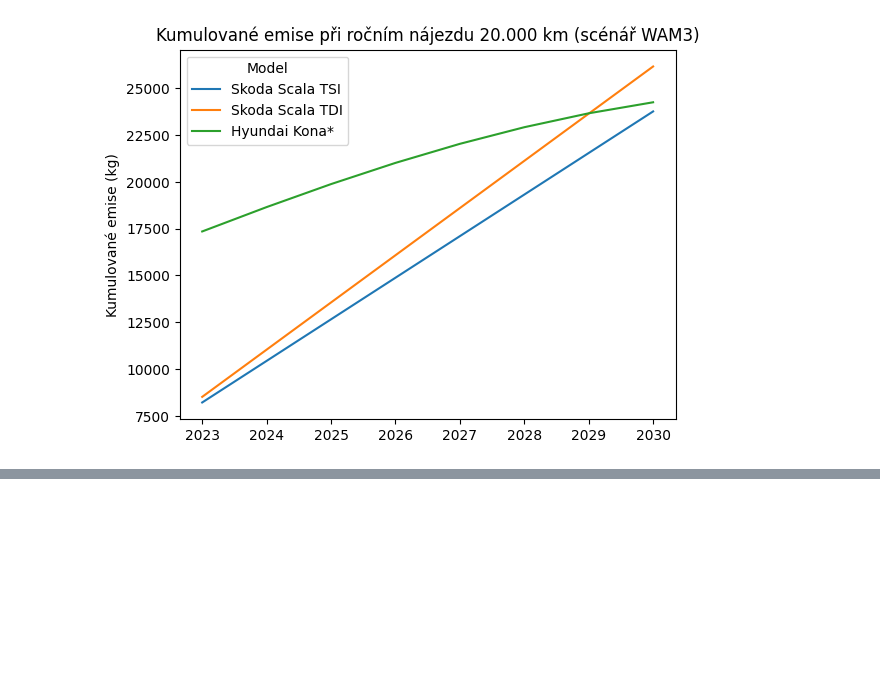
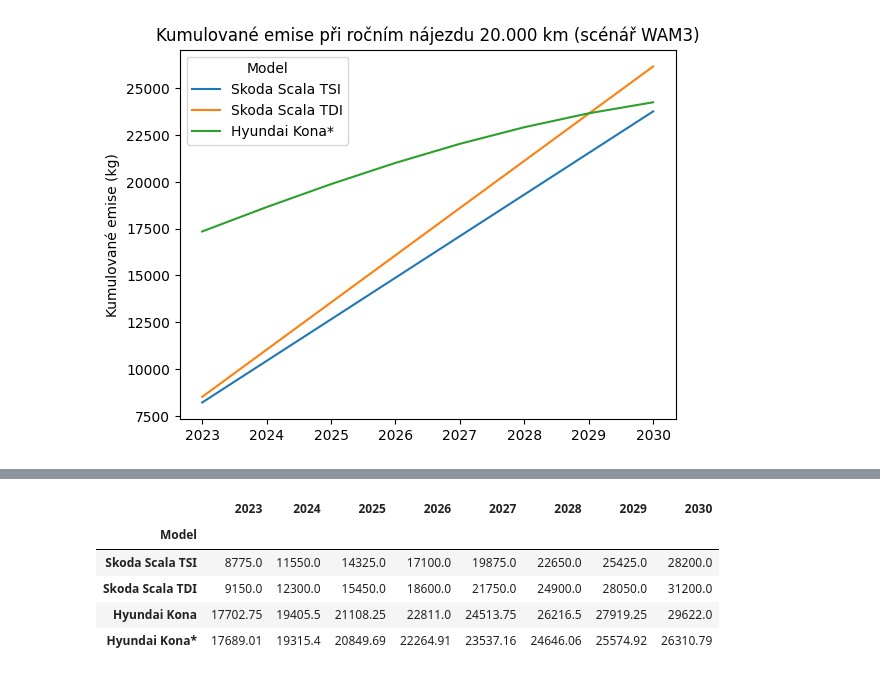
Before and after one commit to Czechitas-DA-Green-is-Good/Hackathon, a Jupyter notebook: WAM3_cars_emissions.ipynb, the cells around one changed output, grey strips where cells are left out. Cells and saved outputs as stored; diff of their text form; code cells hidden in the pictures; blank space fills up the shorter version.

```diff
--- a/WAM3_cars_emissions.ipynb
+++ b/WAM3_cars_emissions.ipynb
@@ -256,0 +276,27 @@ car_emissions_20000.drop("Hyundai Kona").to_csv(
+# %%
+car_emissions_25000.loc["Hyundai Kona*"] = 0
+
+cumulative_emissions = 0
+
+for year in car_emissions_25000.columns:
+    emissions_per_km = annual_emissions.loc[year]["emissions_per_kwh"] * 0.146
+
+    cumulative_emissions += emissions_per_km * 25000
+
+    if year == 2023:
+        if "Hyundai Kona*" in df.index and "Vyrobni_emise_kg" in df.columns:
+            production_emissions = df.loc["Hyundai Kona*"]["Vyrobni_emise_kg"]
+        else:
+            production_emissions = df.loc["Hyundai Kona"]["Vyrobni_emise_kg"]
+        cumulative_emissions += production_emissions
+
+    car_emissions_25000.loc["Hyundai Kona*"][year] = round(cumulative_emissions, 2)
+
+car_emissions_25000
+# %% [output]
+|  | 2023 | 2024 | 2025 | 2026 | 2027 | 2028 | 2029 | 2030 |
+| Model |  |  |  |  |  |  |  |  |
+| Skoda Scala TSI | 8775.0 | 11550.0 | 14325.0 | 17100.0 | 19875.0 | 22650.0 | 25425.0 | 28200.0 |
+| Skoda Scala TDI | 9150.0 | 12300.0 | 15450.0 | 18600.0 | 21750.0 | 24900.0 | 28050.0 | 31200.0 |
+| Hyundai Kona | 17702.75 | 19405.5 | 21108.25 | 22811.0 | 24513.75 | 26216.5 | 27919.25 | 29622.0 |
+| Hyundai Kona* | 17689.01 | 19315.4 | 20849.69 | 22264.91 | 23537.16 | 24646.06 | 25574.92 | 26310.79 |
```
Also changed, not shown: parts of 8 cells of this notebook, 5 other files.
